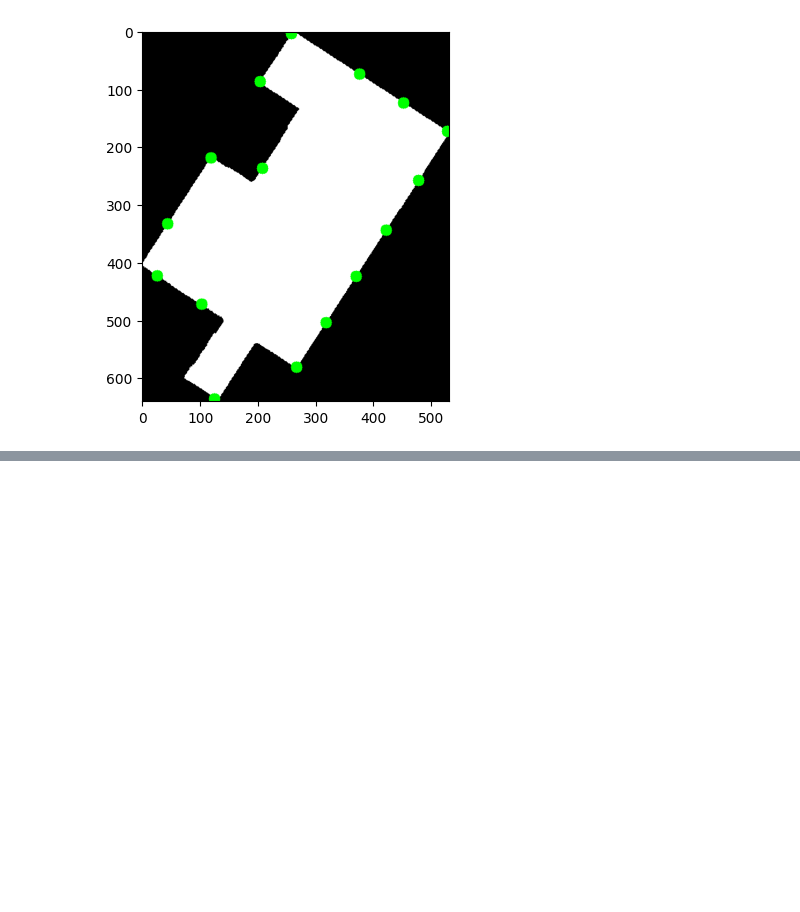
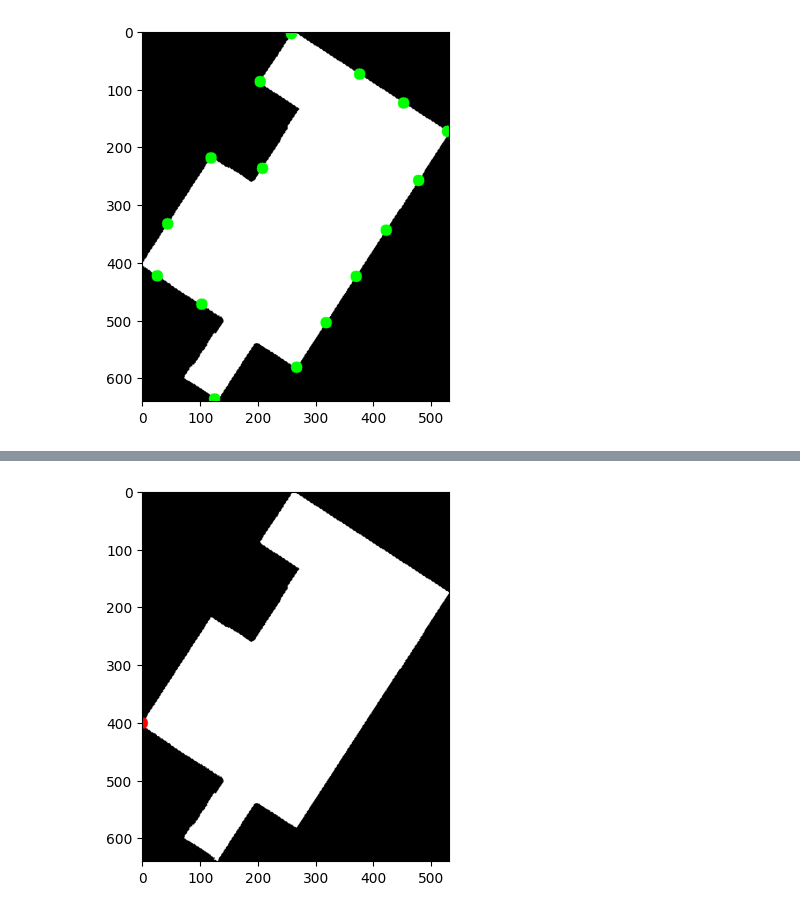
Before and after one commit to Mcapozzolo/PuzzleSimulator, a Jupyter notebook: image_processing/poc_opencv_01.ipynb, the cells around one changed output, grey strips where cells are left out. Drawn from its saved outputs; the diff is of its cells as text; code cells hidden in the pictures; blank space fills up the shorter version.

```diff
--- a/image_processing/poc_opencv_01.ipynb
+++ b/image_processing/poc_opencv_01.ipynb
@@ -85,0 +103,12 @@ show_image(example_piece_image)
+# %%
+# Corresponds to euclidian distance
+def distance(p1, p2):
+    return np.linalg.norm(np.array(p1)-np.array(p2))
+
+distances = []
+for p1, p2 in it.combinations(corners, 2):
+    dist = distance(p1, p2)
+    distances.append((p1, p2, dist))
+
+distances.sort(key=lambda v: v[2], reverse=True)
+distances
@@ -85,0 +133,18 @@ show_image(example_piece_image)
+# %%
+# Assumes all corners were detected (RISK)
+# THIS IS WRONG
+diag1 = distances[0]
+diag2 = distances[1]
+
+len1 = distances[2]
+len2 = distances[3]
+wid1 = distances[4]
+wid2 = distances[5]
+
+# Here we could test if the detected corners touch each other
+
+example_piece_image = cv2.cvtColor(example_piece.copy(), cv2.COLOR_GRAY2RGB)
+cv2.circle(example_piece_image, wid2[0], 10, (0, 0, 255), -1)
+show_image(example_piece_image)
+# %% [output]
+[figure, added]
```
Also changed, not shown: parts of 9 cells of this notebook.
